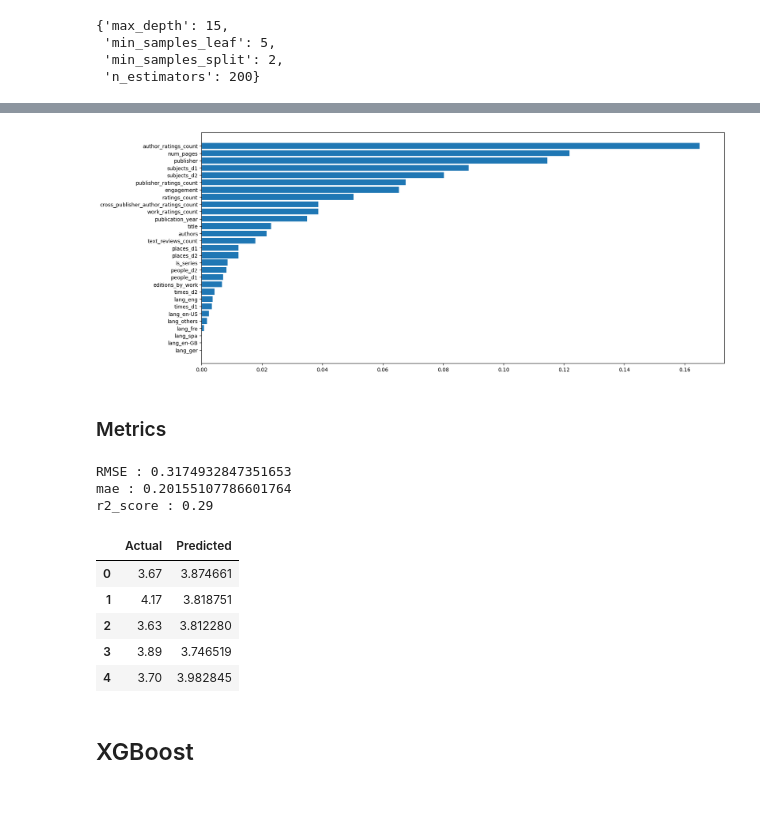
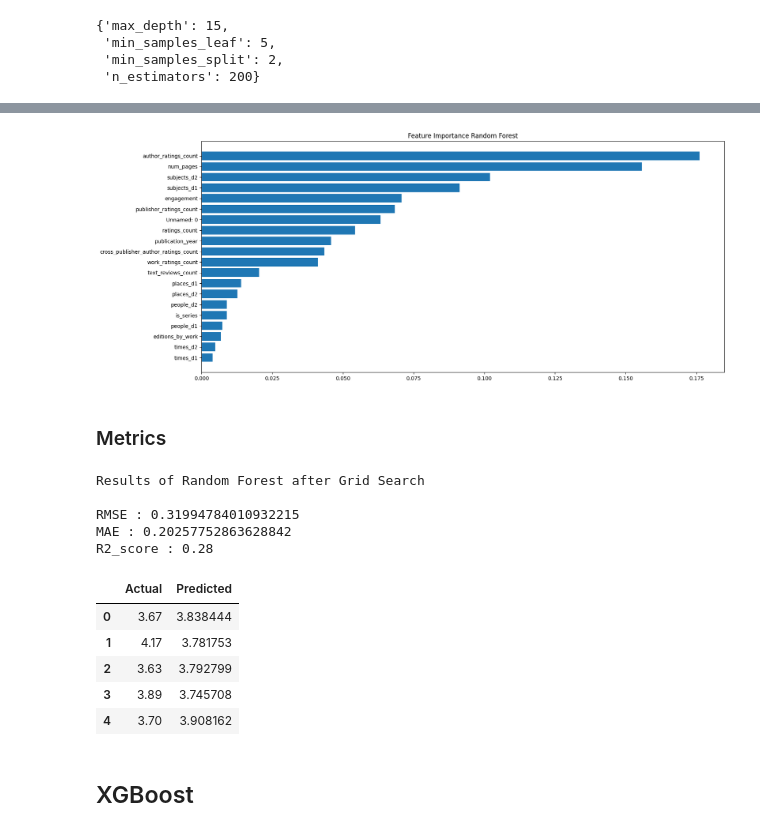
Before and after one commit to rudydesplan/book_rating, a Jupyter notebook: models.ipynb, the cells around one changed output, grey strips where cells are left out. Saved outputs shown, nothing was run; the diff lists cells and outputs as text; code cells hidden in the pictures; blank space fills up the shorter version.

```diff
--- a/models.ipynb
+++ b/models.ipynb
@@ -36,7 +36,7 @@ warnings.filterwarnings('ignore')
 # %%
 df_preprocessed = pd.read_csv(r"data_preprocessed\with_outliers.csv")
 # %%
-df_preprocessed = pd.read_csv(r"data_preprocessed\without_categorical.csv")
+#df_preprocessed = pd.read_csv(r"data_preprocessed\without_categorical.csv")
 # %% [markdown]
 # Models
 # %%
@@ -186,20 +175,22 @@ importance_feature
 # %%
 plt.figure(figsize=(18,8))
 plt.barh(y=importance_feature.index,width=importance_feature.values.reshape((-1,)))
+plt.title("Feature Importance Random Forest")
 plt.show()
 # %% [output]
-[figure, old version]
+[figure, new version]
 # %% [markdown]
 ### Metrics
 # %%
 # calculate errors
 errors = mean_squared_error(y_test,y_pred)
 rmse = math.sqrt(errors)
+print('Results of Random Forest after Grid Search \n')
 print(f'RMSE : {rmse}')
 mae = mean_absolute_error(y_test,y_pred)
-print(f'mae : {mae}')
+print(f'MAE : {mae}')
 r2 = r2_score(y_test,y_pred).round(2)
-print(f'r2_score : {r2.round(2)}')
+print(f'R2_score : {r2.round(2)} \n')
 
 # Create dictionnary to aggregte all result
 dict = {'model name' : 'Random Forest','RMSE':rmse,'mae':mae,'r2_score':r2 }
@@ -207,15 +198,17 @@ global_result.loc[len(global_result)] = pd.Series(data=dict,index=dict.keys())
 pred = pd.DataFrame({'Actual': y_test.tolist(), 'Predicted': y_pred.tolist()}).head(25)
 pred.head(5)
 # %% [output]
-RMSE : 0.3174932847351653
-mae : 0.20155107786601764
-r2_score : 0.29
+Results of Random Forest after Grid Search
+
+RMSE : 0.31994784010932215
+MAE : 0.20257752863628842
+R2_score : 0.28
 |  | Actual | Predicted |
-| 0 | 3.67 | 3.874661 |
-| 1 | 4.17 | 3.818751 |
-| 2 | 3.63 | 3.812280 |
-| 3 | 3.89 | 3.746519 |
-| 4 | 3.70 | 3.982845 |
+| 0 | 3.67 | 3.838444 |
+| 1 | 4.17 | 3.781753 |
+| 2 | 3.63 | 3.792799 |
+| 3 | 3.89 | 3.745708 |
+| 4 | 3.70 | 3.908162 |
 # %% [markdown]
 ## XGBoost
 # %%
```
Also changed, not shown: parts of 26 cells of this notebook.
